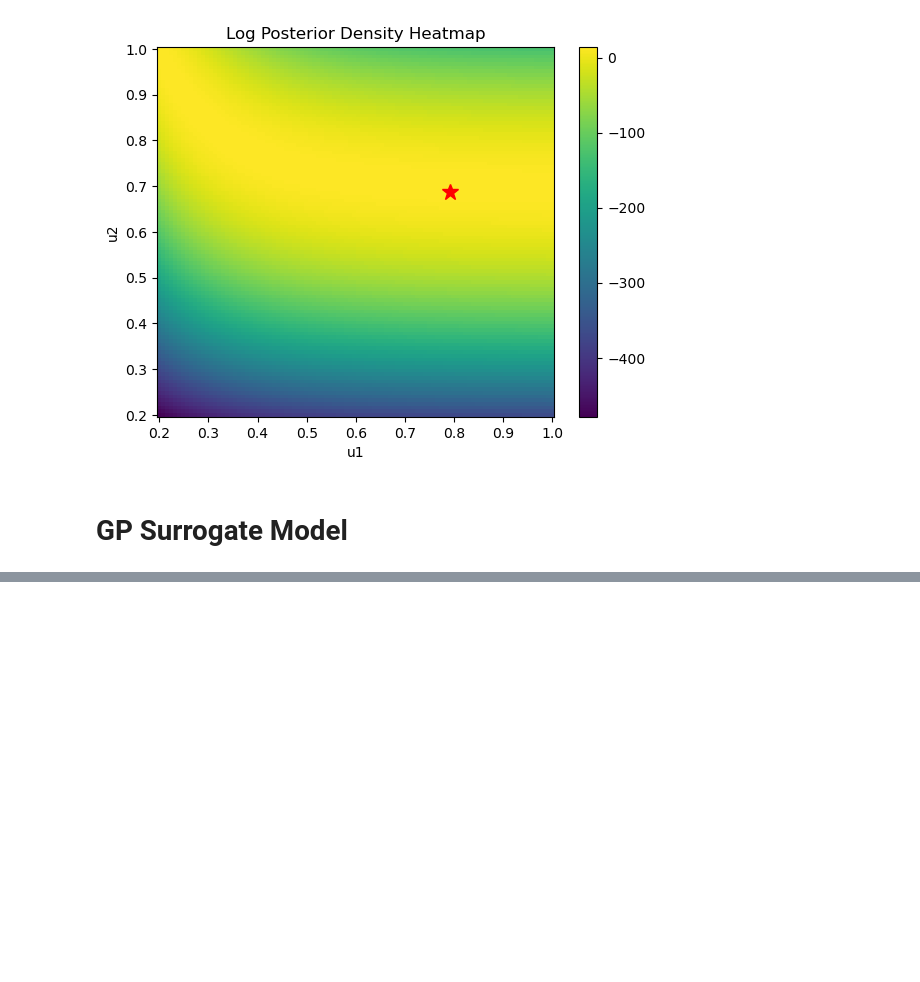
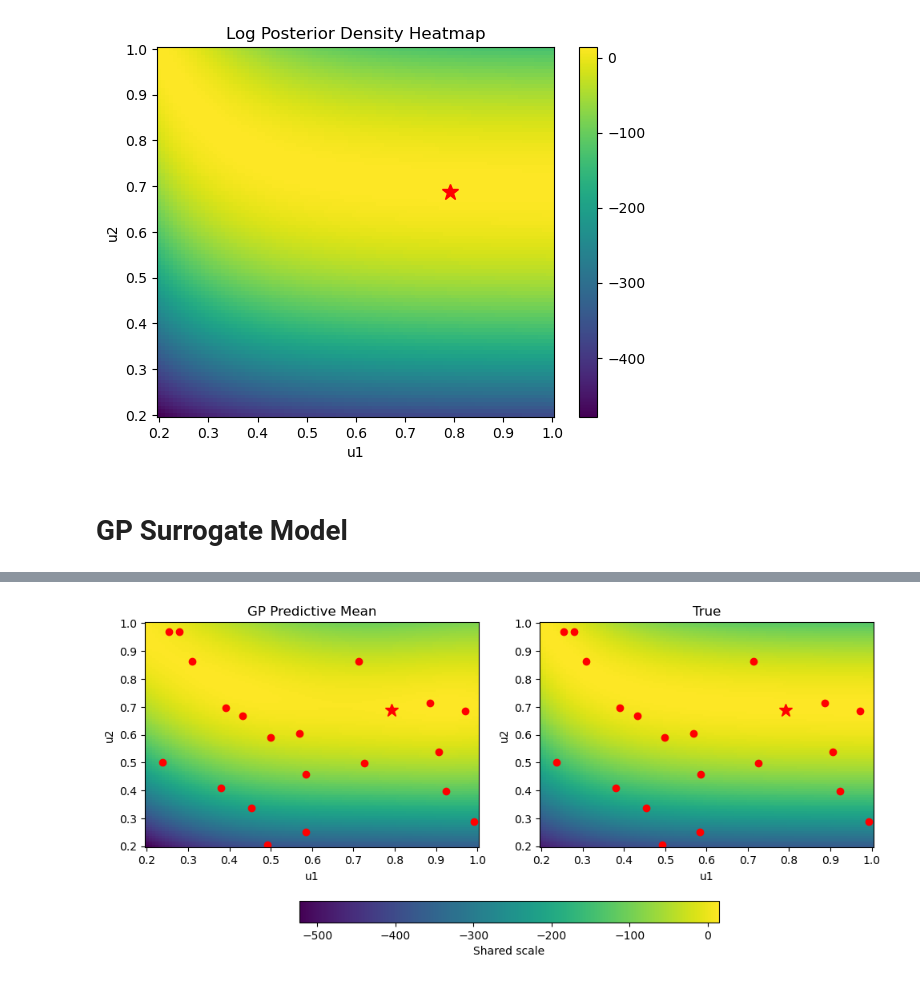
Before and after one commit to arob5/Bayesian-inference-with-surrogates, a Jupyter notebook: experiments/vsem/vsem_experiment.ipynb, the cells around one changed output, grey strips where cells are left out. Cells and saved outputs as stored; diff of their text form; code cells hidden in the pictures; blank space fills up the shorter version.

Commit message:
Added 2d headmaps for GP predictions.

```diff
--- a/experiments/vsem/vsem_experiment.ipynb
+++ b/experiments/vsem/vsem_experiment.ipynb
@@ -90,19 +95,21 @@ y_design = jnp.asarray(inv_prob.log_posterior_density(x_design)).reshape((-1,1))
 design = gpx.Dataset(X=x_design, y=y_design)
 # %%
 # Prior Kernel
-lengthscales = jnp.array([1., 1.])
-scale = jnp.array(1.0)
-
-kernel = gpx.kernels.RBF(lengthscale=lengthscales, variance=scale**2)
+lengthscales = jnp.array([0.2, 0.2])
+scale_squared = gpx.parameters.PositiveReal(design.y.var())
+kernel = gpx.kernels.RBF(lengthscale=lengthscales, variance=scale_squared,
+                         n_dims=2)
 # %%
 # Mean Function
-constant_param = gpx.parameters.Real(value=design.y.mean(), tag='None')
+constant_param = gpx.parameters.Real(value=design.y.mean())
 meanf = gpx.mean_functions.Constant(constant_param)
 # %%
 # Prior GP
 gp_prior = gpx.gps.Prior(mean_function=meanf, kernel=kernel)
 # %%
-gp_likelihood = gpx.likelihoods.Gaussian(num_datapoints=design.n)
+# GP posterior
+obs_stddev = gpx.parameters.PositiveReal(gp_prior.jitter)
+gp_likelihood = gpx.likelihoods.Gaussian(num_datapoints=design.n, obs_stddev=obs_stddev)
 gp_posterior = gp_prior * gp_likelihood
 gp_posterior
 # %% [output]
@@ -144,9 +166,8 @@ Ending mll:  122.00239038840674
 # %%
 # GP predictions
-# U = jnp.asarray(U)
-Utest = prior.sample(n=10)
+U = jnp.asarray(U)
 
-latent_dist = gp_opt_posterior.predict(Utest, train_data=design)
+latent_dist = gp_opt_posterior.predict(U, train_data=design)
 predictive_dist = gp_opt_posterior.likelihood(latent_dist)
 
 predictive_mean = predictive_dist.mean
@@ -233,0 +175,56 @@ plt.show()
+# %%
+# Compute shared color limits
+vmin = min(np.min(predictive_mean), np.min(log_post_grid))
+vmax = max(np.max(predictive_mean), np.max(log_post_grid))
+
+fig, axs = plt.subplots(1, 2, figsize=(10, 5))  # Wider and taller
+
+axs = np.array(axs).reshape(-1)
+
+# Plot 1: GP Predictive Mean
+m1 = axs[0].pcolormesh(
+    U1_grid,
+    U2_grid,
+    predictive_std.reshape(U1_grid.shape),
+    shading='auto',
+    cmap='viridis',
+    vmin=vmin,
+    vmax=vmax,
+)
+axs[0].plot(*likelihood.par_true, "*", color="red", markersize=12)
+axs[0].plot(design.X[:,0], design.X[:,1], "o", color="red")
+axs[0].set_title("GP Predictive Mean")
+axs[0].set_xlabel("u1")
+axs[0].set_ylabel("u2")
+
+# Plot 2: Log Posterior
+m2 = axs[1].pcolormesh(
+    U1_grid,
+    U2_grid,
+    log_post_grid,
+    shading='auto',
+    cmap='viridis',
+    vmin=vmin,
+    vmax=vmax,
+)
+axs[1].plot(*likelihood.par_true, "*", color="red", markersize=12)
+axs[1].plot(design.X[:,0], design.X[:,1], "o", color="red")
+axs[1].set_title("True")
+axs[1].set_xlabel("u1")
+axs[1].set_ylabel("u2")
+
+fig.tight_layout()  # tighten up layout first
+
+# Give some extra space below for the colorbar
+fig.subplots_adjust(bottom=0.18)
+
+# Add horizontal colorbar beneath the plots
+cbar = fig.colorbar(
+    m1, ax=axs, orientation='horizontal',
+    fraction=0.07, pad=0.18
+)
+cbar.set_label('Shared scale')
+
+fig.show()
+# %% [output]
+[figure, added]
```
Also changed, not shown: parts of 15 cells of this notebook.
